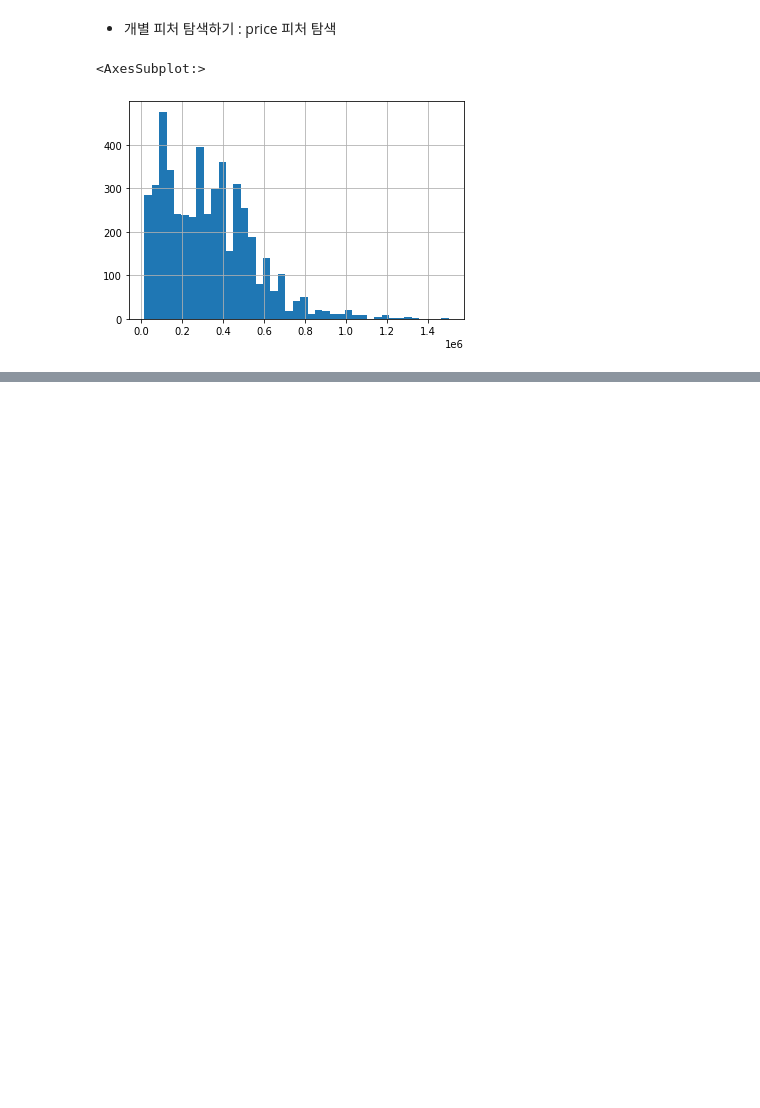
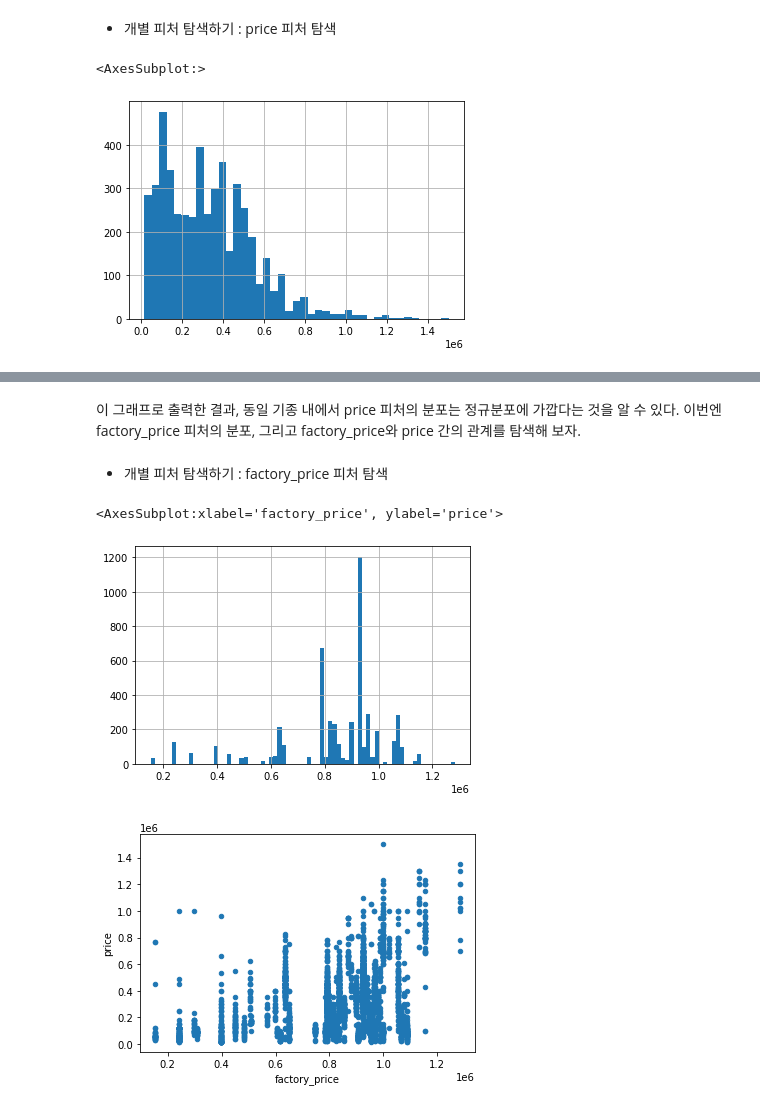
Before and after one commit to jaeyoon89/python_data_analysis, a Jupyter notebook: ch5-1_used_phone_price_prediction.ipynb, the cells around one changed output, grey strips where cells are left out. Drawn from its saved outputs; the diff is of its cells as text; code cells hidden in the pictures; blank space fills up the shorter version.

```diff
--- a/ch5-1_used_phone_price_prediction.ipynb
+++ b/ch5-1_used_phone_price_prediction.ipynb
@@ -101,0 +118,15 @@ df['price'].hist(bins="auto")
+# %% [markdown]
+이 그래프로 출력한 결과, 동일 기종 내에서 price 피처의 분포는 정규분포에 가깝다는 것을 알 수 있다.
+이번엔 factory_price 피처의 분포, 그리고 factory_price와 price 간의 관계를 탐색해 보자.
+# %% [markdown]
+- 개별 피처 탐색하기 : factory_price 피처 탐색
+# %%
+# factory_price 피처의 분포를 탐색한다.
+df['factory_price'].hist(bins="auto")
+
+# factory_price와 price 피처를 산점도 그래프로 출력하여 상관 관계를 살펴본다.
+df.plot.scatter(x='factory_price', y='price')
+# %% [output]
+<AxesSubplot:xlabel='factory_price', ylabel='price'>
+[figure, added]
+[figure, added]
```
Also changed, not shown: parts of 6 cells of this notebook.
